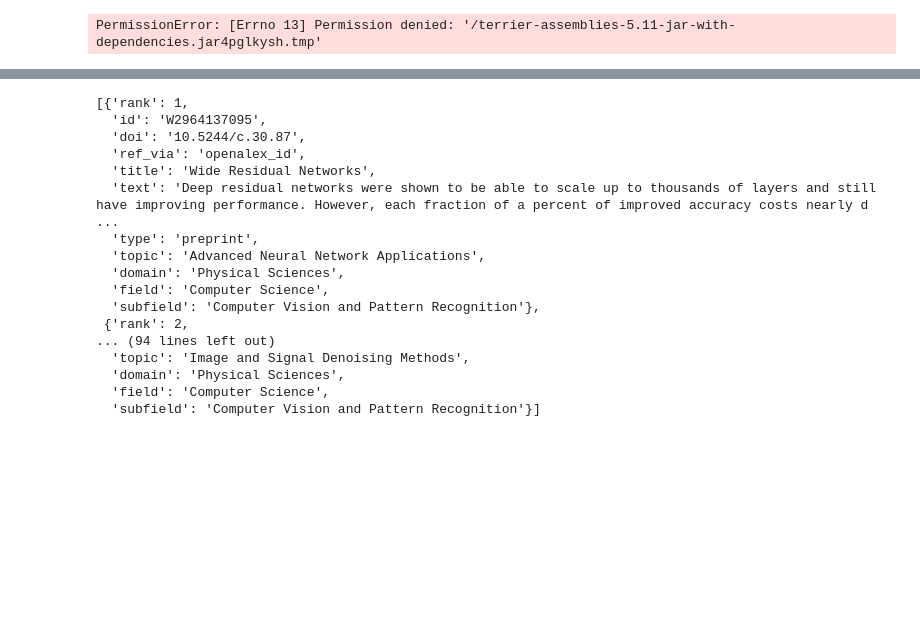
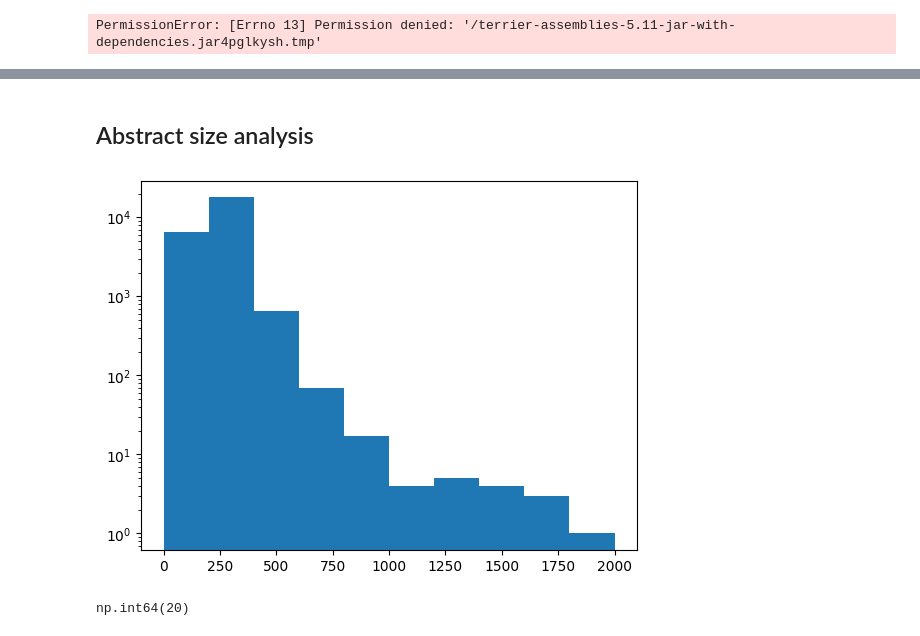
Before and after one commit to LuisCarretero/dsl-research-assistant, a Jupyter notebook: src/semantic_search/dev/embeddings.ipynb, the cells around one changed output, grey strips where cells are left out. Cells and saved outputs as stored; diff of their text form; code cells hidden in the pictures; blank space fills up the shorter version.

```diff
--- a/src/semantic_search/dev/embeddings.ipynb
+++ b/src/semantic_search/dev/embeddings.ipynb
@@ -336,9 +304,9 @@ tensor([True, True, True, True, True, True, True, True, True, True, True, True,
         True, True, True, True, True, True, True, True, True, True, True, True,
         True, True, True, True, True, True, True, True, True, True, True, True])
 # %%
-from semantic_search.utils import load_metadata
+from semantic_search.utils import load_data
 
-df, ref_df = load_metadata(
+df, ref_df = load_data(
     '/Users/luis/Desktop/ETH/Courses/SS25-DSL/raw-data/metadata3',
     filter_good_papers=True,
     filter_good_references=True
@@ -395,3 +352,0 @@ Exception: Unable to find javac
-# %%
-ds = FAISSDocumentStore(db_superdir='/Users/luis/Desktop/ETH/Courses/SS25-DSL/db/hybrid-dev3')
-assert ds.load_store()
@@ -405,20 +353,28 @@ Loaded index with 41220 vectors
-# %%
-ds.search('Deep residual networks', top_k=10, retrieval_method='hybrid')
-# %% [output]
-[{'rank': 1,
-  'id': 'W2964137095',
-  'doi': '10.5244/c.30.87',
-  'ref_via': 'openalex_id',
-  'title': 'Wide Residual Networks',
-  'text': 'Deep residual networks were shown to be able to scale up to thousands of layers and still have improving performance. However, each fraction of a percent of improved accuracy costs nearly d ...
-  'type': 'preprint',
-  'topic': 'Advanced Neural Network Applications',
-  'domain': 'Physical Sciences',
-  'field': 'Computer Science',
-  'subfield': 'Computer Vision and Pattern Recognition'},
- {'rank': 2,
-... (94 lines left out)
-  'topic': 'Image and Signal Denoising Methods',
-  'domain': 'Physical Sciences',
-  'field': 'Computer Science',
-  'subfield': 'Computer Vision and Pattern Recognition'}]
+# %% [markdown]
+## Abstract size analysis
+# %%
+texts = ref_df.rename(columns={'oaid': 'id', 'abstract': 'text'})['text'].tolist()
+
+# Temporarily increase model_max_length to supress warning message.
+tmp, ds.embedding_model.tokenizer.model_max_length = ds.embedding_model.tokenizer.model_max_length, sys.maxsize
+texts_tokenized = ds.embedding_model.tokenizer(
+    texts,
+    add_special_tokens=False,
+    return_token_type_ids=False,
+    return_attention_mask=False,
+    padding=False,
+)
+ds.embedding_model.tokenizer.model_max_length = tmp
+# %%
+import numpy as np
+tkn_cnt = np.array([len(texts_tokenized[i]) for i in range(len(texts))])
+# %%
+from matplotlib import pyplot as plt
+plt.hist(tkn_cnt, range=(0, 2000))
+plt.yscale('log')
+# %% [output]
+[figure, added]
+# %%
+(ref_df['text'].apply(len) > 4000).sum()
+# %% [output]
+np.int64(20)
```
Also changed, not shown: parts of 20 cells of this notebook, 3 other files.
